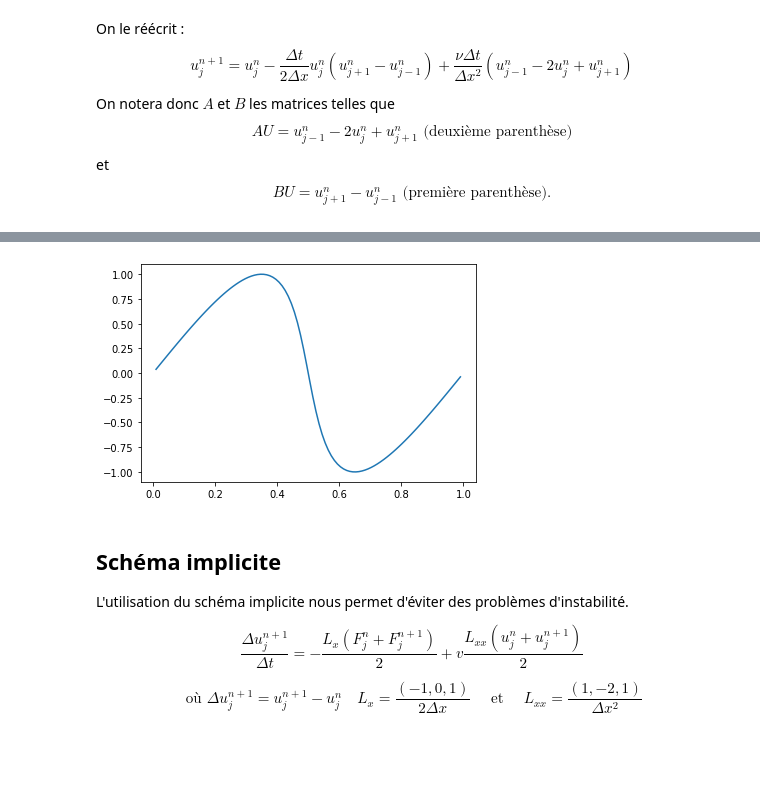
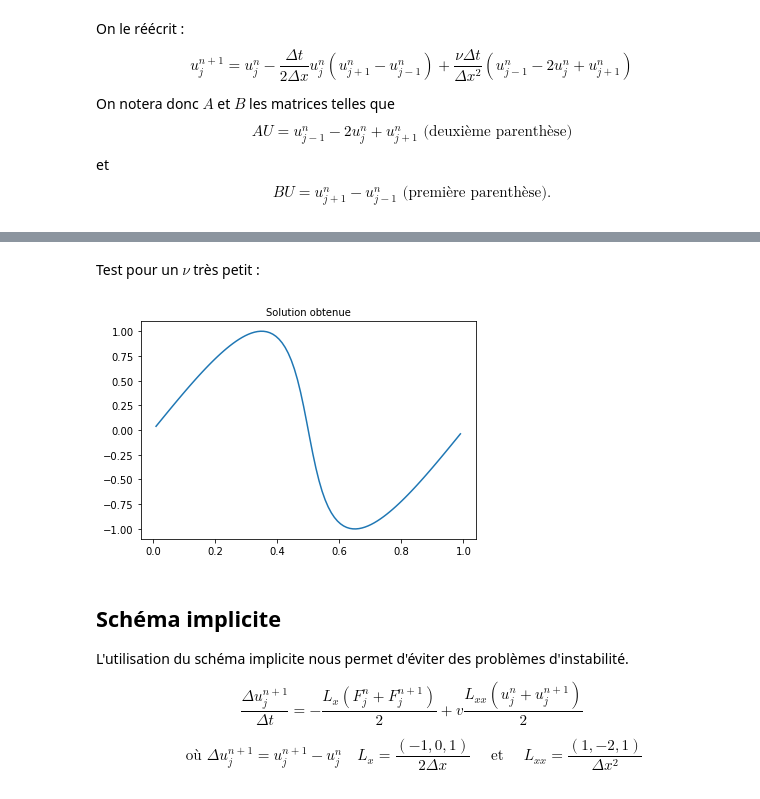
Before and after one commit to SophieWillemot/Equation-de-Burgers, a Jupyter notebook: Projet_pratique.ipynb, the cells around one changed output, grey strips where cells are left out. Cells and saved outputs as stored; diff of their text form; code cells hidden in the pictures; blank space fills up the shorter version.

```diff
--- a/Projet_pratique.ipynb
+++ b/Projet_pratique.ipynb
@@ -123,18 +126,19 @@ for i in U :
+# %% [markdown]
+Test pour un $\nu$ très petit :
 # %%
 N = 100
 tend = 0.1
 dT = 10**-4
 nu = 0.00000000000000001
 
 U = explicite(N,dT,tend,nu)
 
 h=1/(N+1)
 x=np.linspace(h,1-h,N)
 
-plt.plot(x,U);
-#U
+plt.plot(x,U); plt.title("Solution obtenue", size = 10);
 # %% [output]
-[figure, old version]
+[figure, new version]
 # %% [markdown]
 ## Schéma implicite
 
```
Also changed, not shown: parts of 11 cells of this notebook.
